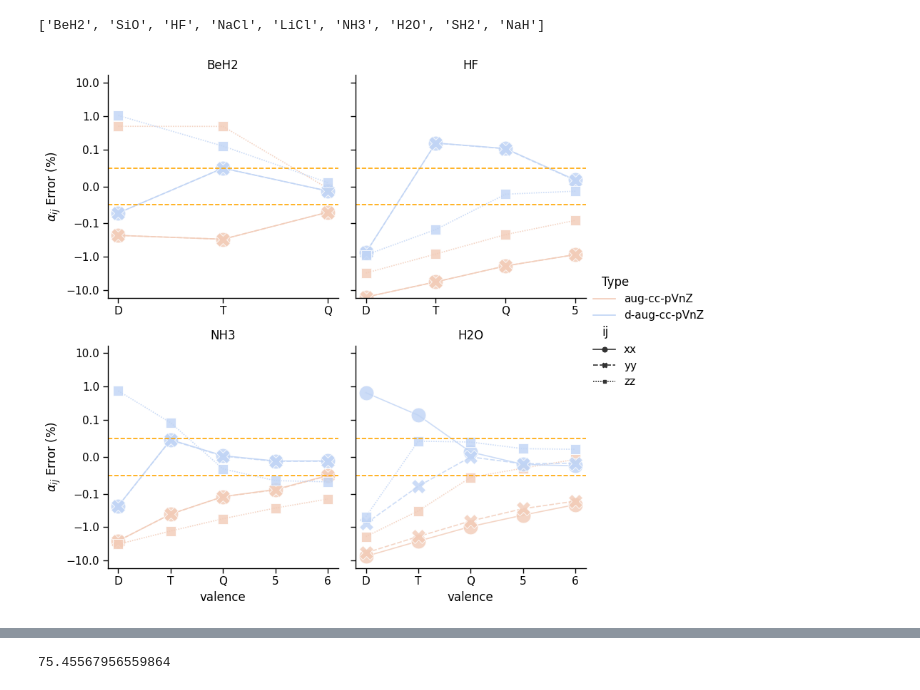
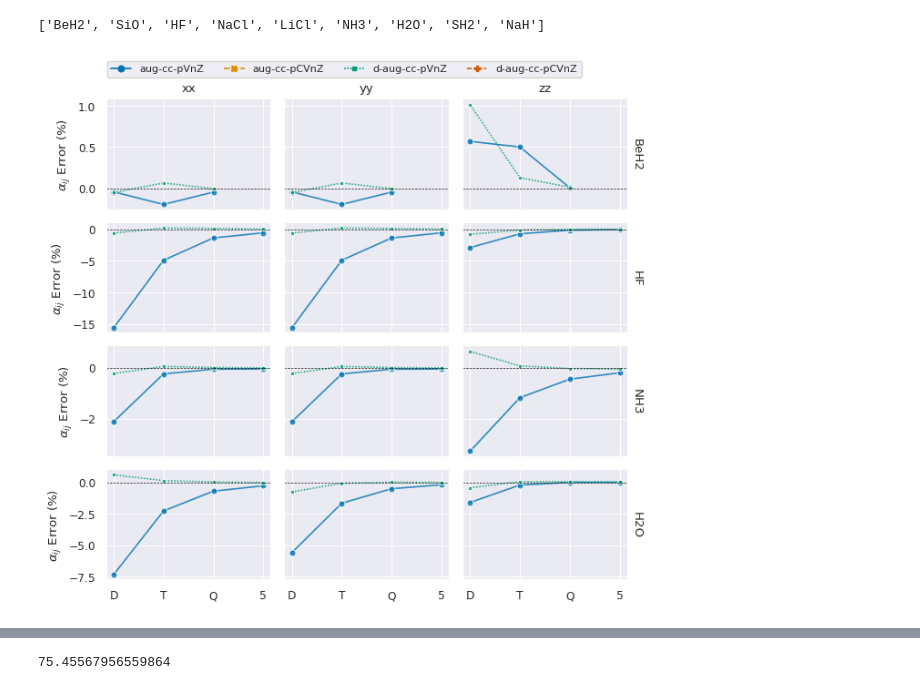
Before and after one commit to ahurta92/QuantumResponsePro, a Jupyter notebook: examples/PolarizabilityPaper/august_convergence.ipynb, the cells around one changed output, grey strips where cells are left out. Saved outputs shown, nothing was run; the diff lists cells and outputs as text; code cells hidden in the pictures.

```diff
--- a/examples/PolarizabilityPaper/august_convergence.ipynb
+++ b/examples/PolarizabilityPaper/august_convergence.ipynb
@@ -23,8 +26,10 @@ paper_path = Path('/home/adrianhurtado/projects/writing/mra-tdhf-polarizability/
 import glob
 
 # glob for .mol files in august molecules directory
-mols = glob.glob('/mnt/data/madness_data/post_watoc/august/molecules/*.mol')
+mols = glob.glob('/mnt/data/madness_data/august/molecules/*.mol')
 mols = [mol.split('/')[-1].split('.')[0] for mol in mols]
+# %%
+# remove LiH_s from mols
+mols.remove('LiH_s')
 # %%
-august_database = PolarizabilityData(mols, 'hf', 'dipole', all_basis_sets, database_path,
-                                     overwrite=False)
+august_database = PolarizabilityData(mols, 'hf', 'dipole', all_basis_sets, database_path, overwrite=True)
@@ -102,8 +141,8 @@ with sns.plotting_context('paper', font_scale=1.00):
         ax.set_xticklabels(xl)
 
         ax.set_yscale('symlog', linthresh=1e-1)
-        ax.axhline(y=.02, linestyle='--', color='orange')
-        ax.axhline(y=-.02, linestyle='--', color='orange')
+        ax.axhline(y=.05, linestyle='--', color='orange')
+        ax.axhline(y=-.05, linestyle='--', color='orange')
         # for the symlog scale to regular notation with no decimal places for the y axis
         ax.yaxis.set_major_formatter(ScalarFormatter())
         ax.yaxis.set_major_formatter(FormatStrFormatter('%2g'))
@@ -129,8 +168,6 @@ with sns.plotting_context('paper', font_scale=1.00):
 g._legend.remove()
 g.fig.legend(loc='center', bbox_to_anchor=(0.5, 1.05), ncol=3, fancybox=True, fontsize=10)
 g.fig.tight_layout()
-
-g.fig.savefig(paper_path.joinpath('alpha_error.png'), dpi=600, bbox_inches='tight')
 # %% [output]
 D
 T
@@ -465,37 +556,45 @@ gamma_outliers.tolist()
 # %% [output]
 ['BeH2', 'SiO', 'HF', 'NaCl', 'LiCl', 'NH3', 'H2O', 'SH2', 'NaH']
 # %%
-facet_kw = {'sharey': True, 'sharex': False}
+facet_kw = {'sharey': "row", 'sharex': True, "margin_titles": True}
 ms = ['First-row', 'Fluorine']
 type = ['aug-cc-pVnZ', 'd-aug-cc-pVnZ']
+vlevels = ['D', 'T', 'Q', '5']
 
 p_data = ij_basis_data.query('molecule.isin(@gamma_outliers) and mol_system.isin'
-                             '(@ms) & Type.isin(@type) & omega==8').copy()
-p_data.Type = p_data.Type.cat.remove_unused_categories()
+                             '(@ms) & Type.isin(@type) ').copy()
+p_data = p_data.query('valence.isin(@vlevels) and omega==0').copy()
+#p_data.Type = p_data.Type.cat.remove_unused_categories()
+
 # plot valence vs alpha error with component hue for each molecule
-with sns.plotting_context('paper', font_scale=1.25, ):
-    g = sns.relplot(col='molecule', col_wrap=2,
-                    x='valence', y='alphaE', style='ij', hue='Type', kind='line',
+with sns.plotting_context('paper', font_scale=1.0, ):
+    facet_kw = {'sharey': "row", 'sharex': True, "margin_titles": True}
+    g = sns.relplot(row='molecule',
+                    x='valence', y='alphaE', col='ij',
+                    hue='Type',
+                    style='Type',
+                    kind='line',
                     data=p_data,
-                    palette=simple_pal,
                     markers=True,
-                    height=4, aspect=1, facet_kws=facet_kw, ms=15, alpha=.8, )
+                    dashes=True,
+                    palette="colorblind",
+                    height=1.5, aspect=1.2, facet_kws=facet_kw, ms=5, alpha=.8)
     # adjust the title to read D=$\zeta$D, T=$\zeta$T, etc.
+
     g.set_titles(col_template='{col_name}')
     g.set_ylabels(r'$\alpha_{ij}$ Error (%)')
+    g.margin_titles = True
+    g.set_titles(col_template='{col_name}', row_template='{row_name}')
+    g.set_xlabels('')
 
     for ax in g.axes.flat:
-        # draw horizontal line at .05%rue
-        ax.set_yscale('symlog', linthresh=1e-1)
-        ax.axhline(y=.05, linestyle='--', color='orange')
-        ax.axhline(y=-.05, linestyle='--', color='orange')
-        # set the yaxis to scalar formatter
-        ax.yaxis.set_major_formatter(ScalarFormatter())
-        # make the y limits symmetrical for each plot using the max absolute value
-        max_lim = max(abs(ax.get_ylim()[0]), abs(ax.get_ylim()[1]))
-        ax.set_ylim(-max_lim, max_lim)
+        ax.axhline(y=-.00, linestyle='--', color='black', linewidth=.5)
 
+g.fig.tight_layout()
+g._legend.remove()
+
+g.fig.legend(loc='upper center', bbox_to_anchor=(0.5, 1.025), fancybox=True, ncol=4, fontsize=8)
 g.savefig(paper_path.joinpath('first_and_fluorine_component_error.png'), dpi=600)
 # %% [output]
-[figure, old version]
+[figure, new version]
 # %%
```
Also changed, not shown: parts of 43 cells of this notebook, 30 other files.
